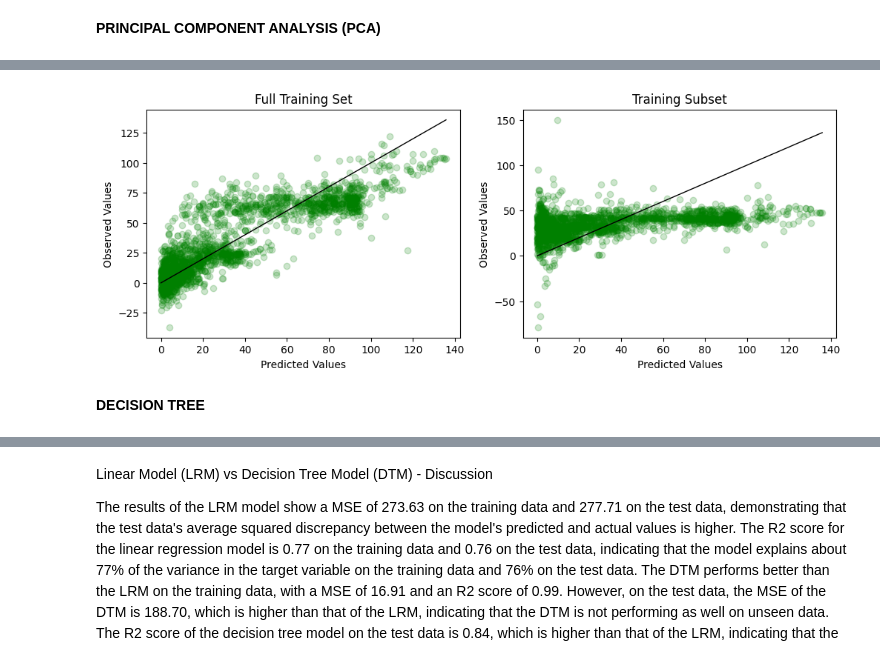
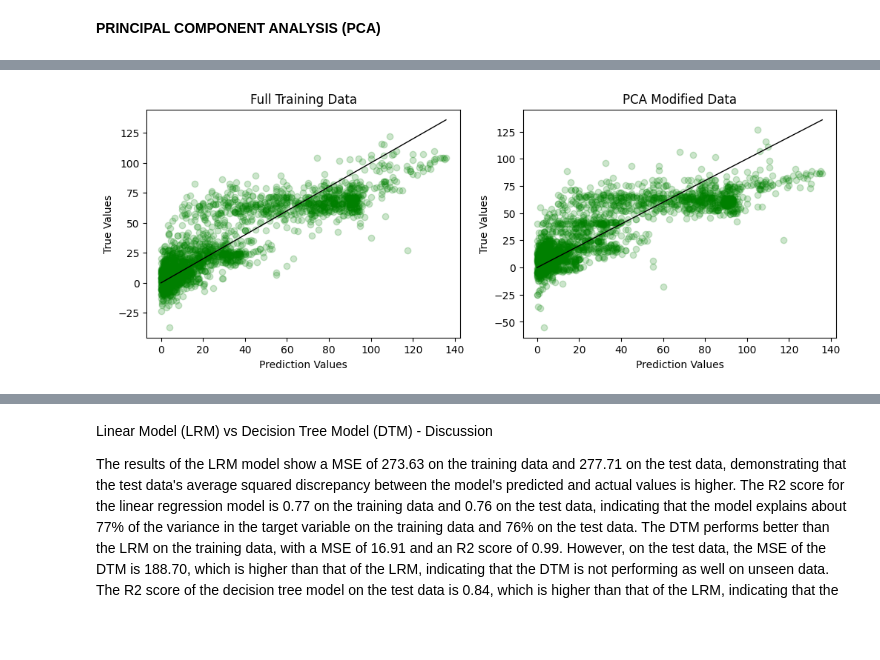
Before and after one commit to AntunesCSR/DM_Group_Project, a Jupyter notebook: HA_Catia.ipynb, the cells around one changed output, grey strips where cells are left out. Cells and saved outputs as stored; diff of their text form; code cells hidden in the pictures; blank space fills up the shorter version.

```diff
--- a/HA_Catia.ipynb
+++ b/HA_Catia.ipynb
@@ -160,0 +108,10 @@ X_test_transf = X_test_reg @ v[:12,:].T
+# %%
+# PCA for classification
+pca = PCA(n_components = 0.9)
+X_train_clf_pca = pca.fit_transform(X_train_clf)
+X_test_clf_pca = pca.transform(X_test_clf)
+
+# PCA for regression
+pca = PCA(n_components = 0.9)
+X_train_reg_pca = pd.DataFrame(pca.fit_transform(X_train_reg))
+X_test_reg_pca = pd.DataFrame(pca.transform(X_test_reg))
@@ -162,7 +123,7 @@ X_test_transf = X_test_reg @ v[:12,:].T
 ''' Linear regression of the PCA projection '''
 
 # associate data with the variables here
-X = X_train_transf
+X = X_train_reg_pca
 y = y_train_reg
 
 # Create and fit a linear regression model
@@ -170,11 +131,9 @@ model = linear_model.LinearRegression() # Create linear regression object
 model.fit(X, y) # Train the model using the training sets
 
 # Make predictions using the testing set
-Superconduct_y_pred2 = model.predict(X_test_transf)
+Superconduct_y_pred2 = model.predict(X_test_reg_pca)
 
 # Evaluate the model performance
-print("Coefficients:", model.coef_) # print the coefficients
-print("Intercept:", model.intercept_) # print the intercept
 print("Mean squared error:", mean_squared_error(y_test_reg, Superconduct_y_pred2)) # print the MSE on training data
 print("R2 score training data:", r2_score(y, model.predict(X))) # print the R2 score on training data
 print("R2 score test data:", r2_score(y_test_reg, Superconduct_y_pred2)) # the R2 score on test data
@@ -228,19 +168,17 @@ R2 score test data: 0.7593580528835446
 # %%
 ''' Linear Regression Plots '''
-def CreateLinearPlots(y_test_reg, y_predict, X_test, ax=None, title=""):
-    if ax is None:
-        fig, ax = plt.subplots(figsize=(6, 3))
-    ax.scatter(y_test_reg, y_predict, color='green', alpha=0.2)
-    ax.set_xlabel("Predicted Values")
-    ax.set_ylabel("Observed Values")
-    ax.set_title(title)
-    ax.plot([min(y_test_reg),max(y_test_reg)], [min(y_test_reg),max(y_test_reg)], linestyle="-", lw=1, color="k")
+def CreateRegPlots(y_test_reg, y_predict, X_test, title=""):
+    plt.scatter(y_test_reg, y_predict, color='green', alpha=0.2)
+    plt.xlabel("Prediction Values")
+    plt.ylabel("True Values")
+    plt.title(title)
+    plt.plot([min(y_test_reg),max(y_test_reg)], [min(y_test_reg),max(y_test_reg)], linestyle="-", lw=1, color="k")
 
-fig, (ax1, ax2) = plt.subplots(1, 2, figsize=(12, 4))
-CreateLinearPlots(y_test_reg, Superconduct_y_pred, X_test_reg, ax1, "Full Training Set")
-CreateLinearPlots(y_test_reg, Superconduct_y_pred2, X_test_reg, ax2, "Training Subset")
+figure = plt.figure(figsize=(12, 4))
+plt.subplot(1, 2, 1)
+CreateRegPlots(y_test_reg, Superconduct_y_pred, X_test_reg, "Full Training Data")
+plt.subplot(1, 2, 2)
+CreateRegPlots(y_test_reg, Superconduct_y_pred2, X_test_reg, "PCA Modified Data")
 plt.show()
 # %% [output]
-[figure, old version]
+[figure, new version]
-# %% [markdown]
-**DECISION TREE**
```
Also changed, not shown: parts of 28 cells of this notebook.
